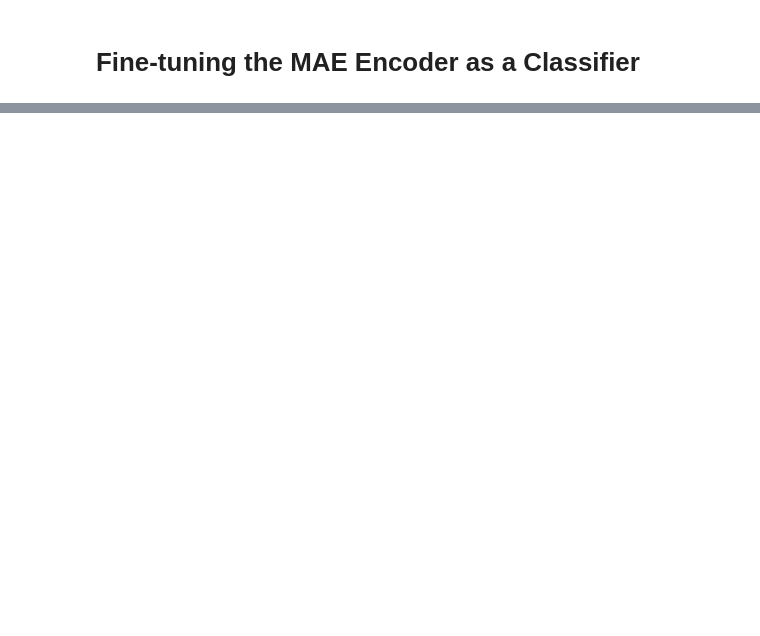
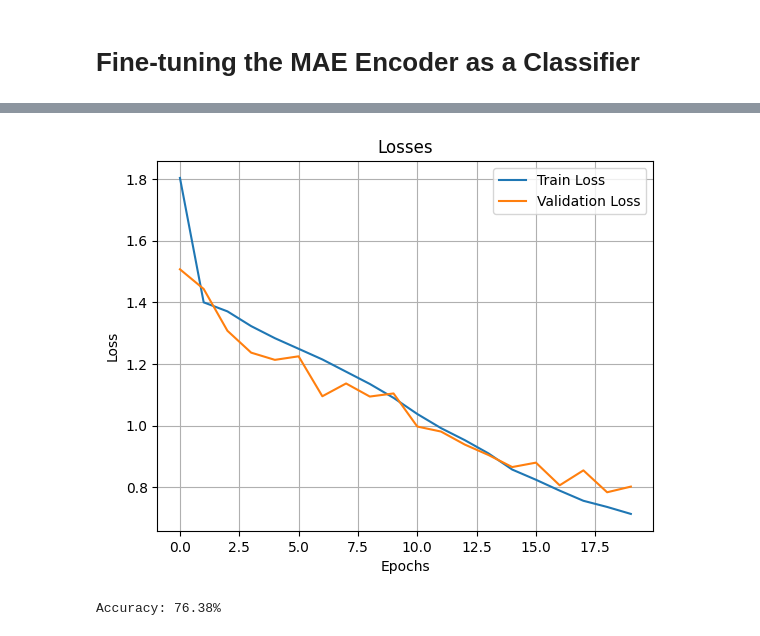
Before and after one commit to evortigosa/AI_devs, a Jupyter notebook: mae.ipynb, the cells around one changed output, grey strips where cells are left out. Saved outputs shown, nothing was run; the diff lists cells and outputs as text; code cells hidden in the pictures; blank space fills up the shorter version.

```diff
--- a/mae.ipynb
+++ b/mae.ipynb
@@ -759,7 +763,0 @@ def ssl_pretrainer(model, train_loader, val_loader, optimizer, criterion, schedu
-# %%
-def finetune_trainer(model, train_loader, val_loader, optimizer, criterion, scheduler, epochs,
-                     device, eval_interval=10, verbose=False):
-    """
-    TODO
-    """
-    pass
@@ -811,0 +1103,19 @@ if device== 'cuda': # TF32 computationally more efficient (slightly the same pre
+# %%
+# train_loader has size 352, so 20 epochs have 7,040 steps
+epochs= 20
+steps= len(train_loader) * epochs
+learning_rate= 3e-4
+
+max_lr= learning_rate
+min_lr= 3e-5
+warmup_steps= steps * 0.1  # 2 epoch of warmup
+max_steps= steps
+
+optimizer= torch.optim.AdamW(
+    mae_model.parameters(), lr=learning_rate, betas=(0.9, 0.999), weight_decay=0.1,
+    fused=use_fused
+)
+
+criterion= nn.CrossEntropyLoss()
+scheduler= CosineLRDecay(optimizer, min_lr, max_lr, warmup_steps, max_steps)
+print(f"Using fused AdamW: {use_fused}")
@@ -811,0 +1124,6 @@ if device== 'cuda': # TF32 computationally more efficient (slightly the same pre
+# %%
+# fine-tuning on the pretrainig data; this is not ideal, but ok for now
+tr_loss, vl_loss, _= finetune_trainer(
+    mae_model, mask_ratio, train_loader, val_loader, optimizer, criterion, scheduler, epochs,
+    device, eval_interval=1, verbose=True
+)
@@ -812,3 +1148,11 @@ if device== 'cuda': # TF32 computationally more efficient (slightly the same pre
+# %%
+plot_losses(tr_loss, vl_loss)
+# %% [output]
+[figure, added]
+# %%
+mae_acc= test_model(mae_model, test_loader, device, verbose=True)
+# %% [output]
+Accuracy: 76.38%
 # %%
 # https://ai.gopubby.com/the-ultimate-guide-to-masked-autoencoders-mae-87aa6883ff47
 # https://medium.com/data-science/how-to-implement-state-of-the-art-masked-autoencoders-mae-6f454b736087
```
Also changed, not shown: parts of 20 cells of this notebook.
